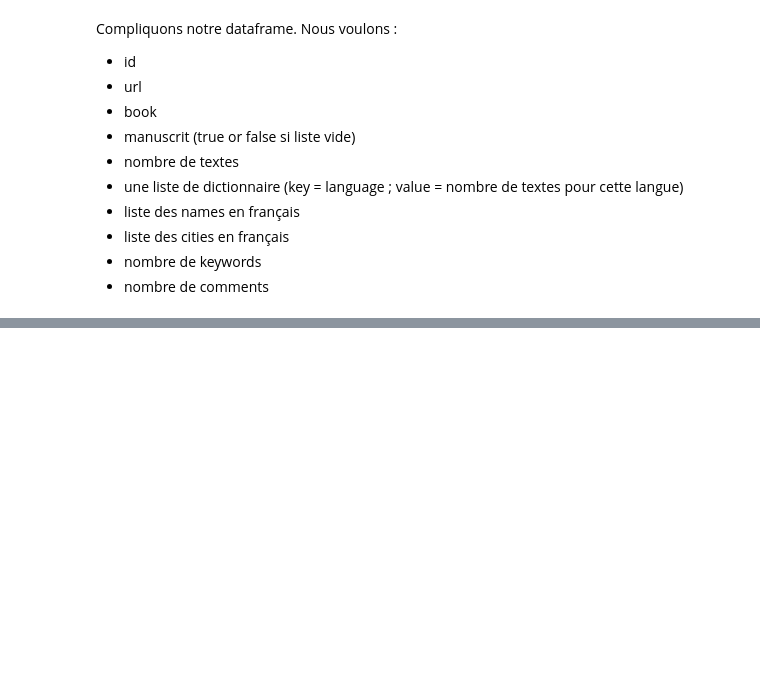
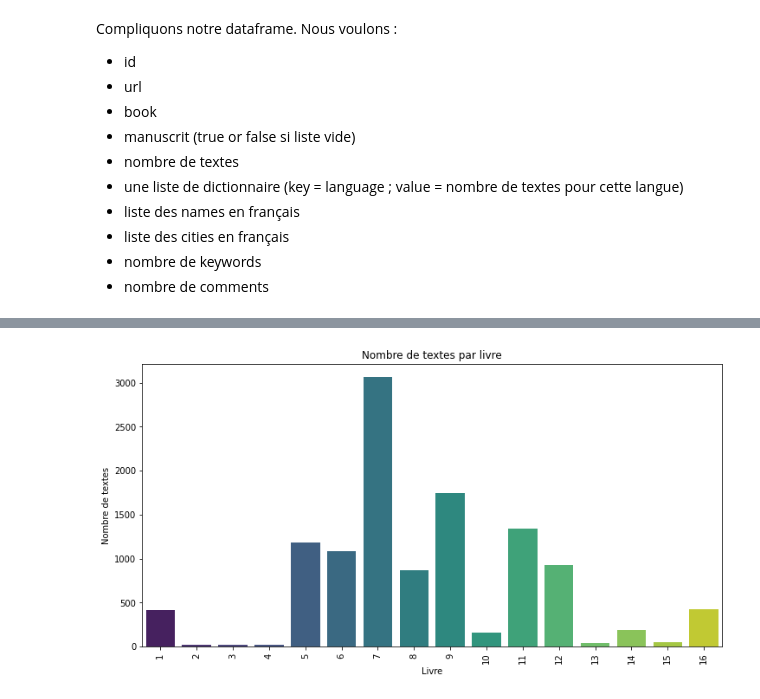
Before and after one commit to MathildeVrst/AG-Viz, a Jupyter notebook: Seaborn.ipynb, the cells around one changed output, grey strips where cells are left out. Saved outputs shown, nothing was run; the diff lists cells and outputs as text; code cells hidden in the pictures; blank space fills up the shorter version.

```diff
--- a/Seaborn.ipynb
+++ b/Seaborn.ipynb
@@ -153,0 +126,17 @@ y =
+# %%
+# Compter le nombre de textes par livre
+textes_par_livre = df.groupby('book')['nbr_textes'].sum().reset_index()
+
+# Trier les livres par nombre de textes décroissant
+textes_par_livre = textes_par_livre.sort_values('nbr_textes', ascending=False)
+
+# Créer le plot
+plt.figure(figsize=(12, 6))
+sns.barplot(x='book', y='nbr_textes', data=textes_par_livre, palette='viridis')
+plt.xlabel('Livre')
+plt.ylabel('Nombre de textes')
+plt.title('Nombre de textes par livre')
+plt.xticks(rotation=90)
+plt.show()
+# %% [output]
+[figure, added]
```
Also changed, not shown: parts of 18 cells of this notebook, 2 other files.
